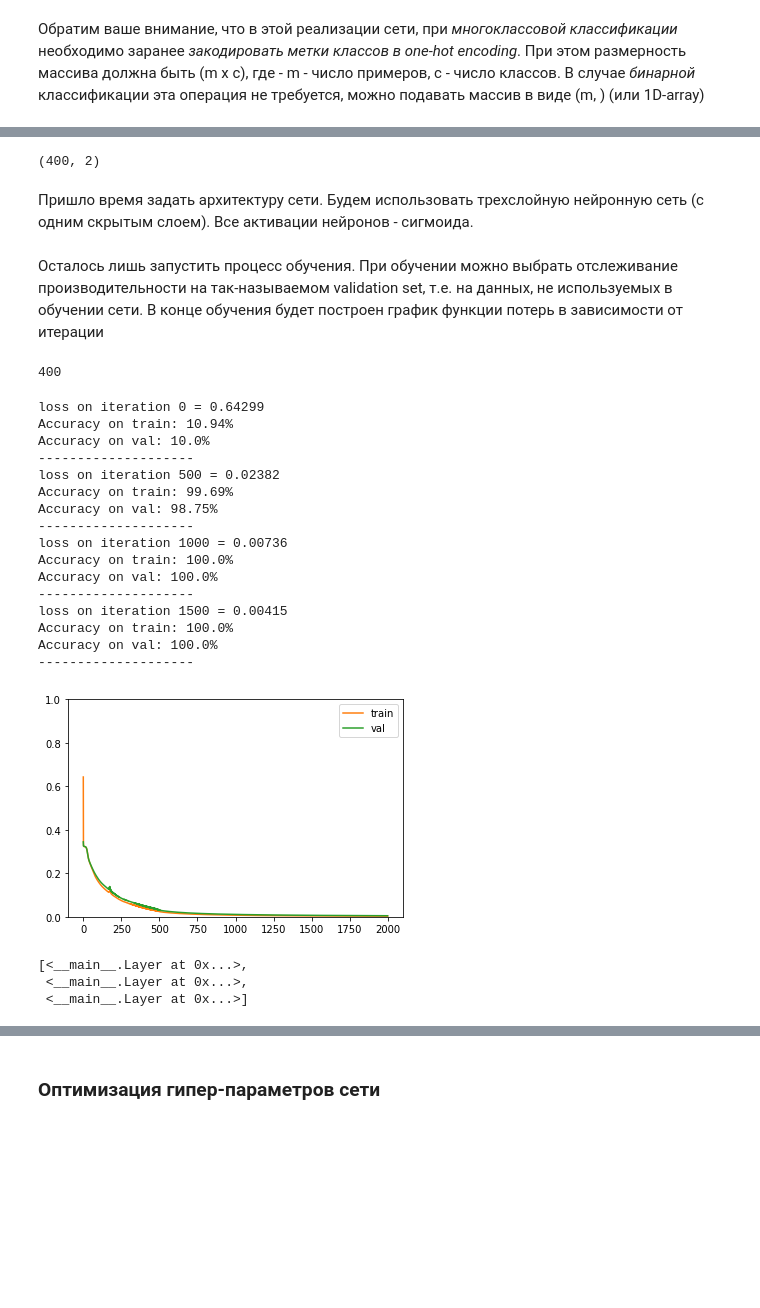
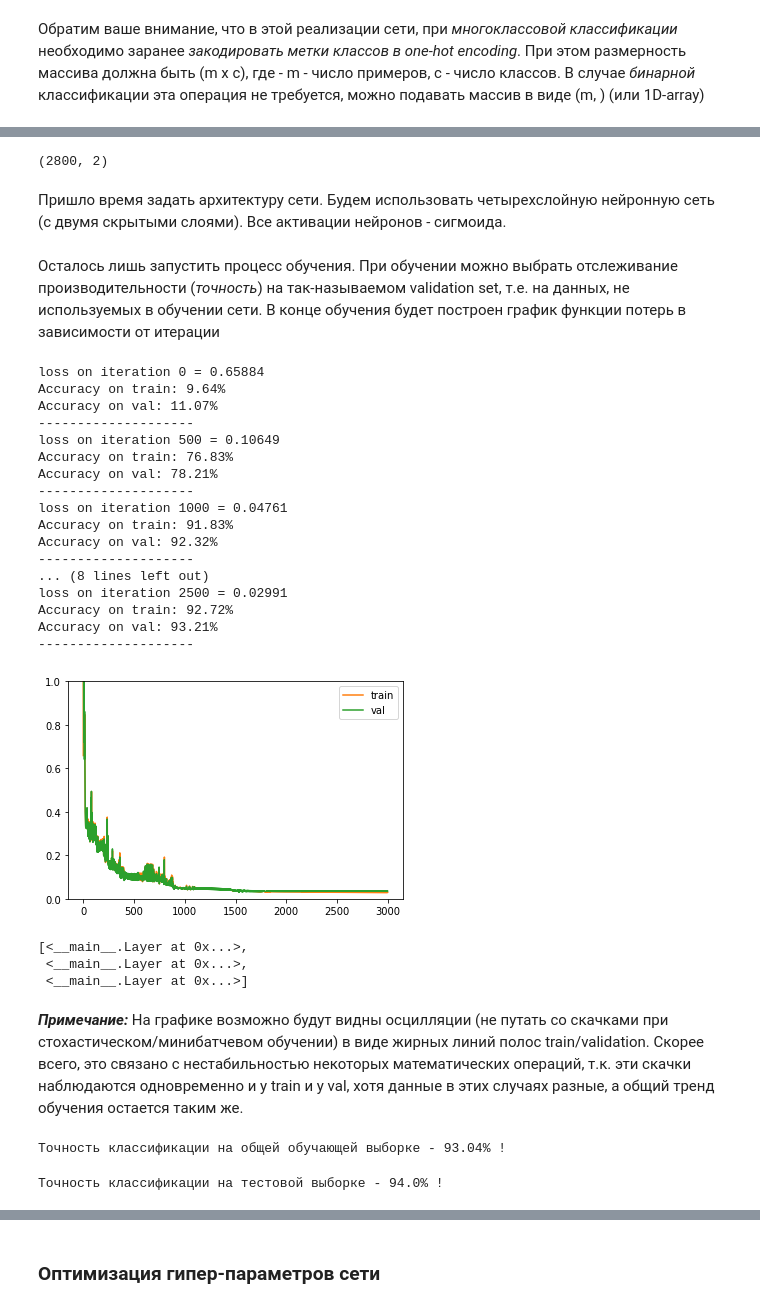
Before and after one commit to SUSTechBruce/MLP, a Jupyter notebook: MLP.ipynb, the cells around one changed output, grey strips where cells are left out. Drawn from its saved outputs; the diff is of its cells as text; code cells hidden in the pictures; blank space fills up the shorter version.

```diff
--- a/MLP.ipynb
+++ b/MLP.ipynb
@@ -444,7 +446,7 @@ class MLP:
                     vallosses.append(val_loss)
                     if val_loss < minimal_loss:
                         minimal_loss = val_loss
-                        best_model = copy.deepcopy(self.layers)
+                        best_model = deepcopy(self.layers)
         if visualize:
             train_loss, = plt.plot(losses, label="train")
             val_loss, = plt.plot(vallosses, label="val")
@@ -461,7 +463,7 @@ import datagenv2 as dg
 # %%
 num_classes = 10
 # %%
-X, y = dg.generate_data(num_classes, 500, 2, True, 1.2)
+X, y = dg.generate_data(num_classes, 3500, 2, False, 1.0)
 # %% [markdown]
 #### Нормирование
 Отнормируем данные. Это необходимо для более стабильной работы сети и не только. Например, логистическая регрессия вовсе не будет работать на немасштабированных данных. Для этого вычтем среднее по выборке и разделим на стандартное отклонение.
@@ -494,40 +503,58 @@ print(np.min(X), np.max(X))
 # %%
-TrainX, TrainY, TestX, TestY = train_test_split(X, onehot, random_seed=40)
+TrainX, TrainY, TestX, TestY = train_test_split(X, onehot, ratio=0.8, random_seed=140)
 # %%
 TrainX.shape
 # %% [output]
-(400, 2)
+(2800, 2)
 # %% [markdown]
-Пришло время задать архитектуру сети. Будем использовать трехслойную нейронную сеть (с одним скрытым слоем). Все активации нейронов - сигмоида.
+Пришло время задать архитектуру сети. Будем использовать четырехслойную нейронную сеть (с двумя скрытыми слоями). Все активации нейронов - сигмоида.
 # %%
-a = MLP(2, [10, 5, num_classes], ['sigm','sigm','sigm'])
+a = MLP(2, [10, 10, num_classes], ['sigm','sigm', 'sigm'])
 # %% [markdown]
-Осталось лишь запустить процесс обучения. При обучении можно выбрать отслеживание производительности на так-называемом validation set, т.е. на данных, не используемых в обучении сети. В конце обучения будет построен график функции потерь в зависимости от итерации
+Осталось лишь запустить процесс обучения. При обучении можно выбрать отслеживание производительности (*точность*) на так-называемом validation set, т.е. на данных, не используемых в обучении сети. В конце обучения будет построен график функции потерь в зависимости от итерации
-# %%
-print(len(TrainX))
-# %% [output]
-400
 # %%
-a.fit(TrainX, TrainY, validation=True, num_epochs=2000, minibatch_size = int(len(TrainX) * 0.8),
-      learning_rate=0.01, eps=0.001, visualize=True)
+a.fit(TrainX,                                  # main data
+      TrainY,                                  # main labels
+      validation=True,                         # nip 20% of data for val-set
+      num_epochs=3000,                         # number of passes through the entire data set
+      minibatch_size = int(len(TrainX) * 0.8), # size of mini-batches == train without val
+      learning_rate=0.01,                      # GD learning rate
+      eps=0.001,                               # stop-criteria
+      visualize=True,                          # print performance details + graph
+     )
 # %% [output]
-loss on iteration 0 = 0.64299
-Accuracy on train: 10.94%
-Accuracy on val: 10.0%
+loss on iteration 0 = 0.65884
+Accuracy on train: 9.64%
+Accuracy on val: 11.07%
 --------------------
-loss on iteration 500 = 0.02382
-Accuracy on train: 99.69%
-Accuracy on val: 98.75%
+loss on iteration 500 = 0.10649
+Accuracy on train: 76.83%
+Accuracy on val: 78.21%
 --------------------
-loss on iteration 1000 = 0.00736
-Accuracy on train: 100.0%
-Accuracy on val: 100.0%
+loss on iteration 1000 = 0.04761
+Accuracy on train: 91.83%
+Accuracy on val: 92.32%
 --------------------
-loss on iteration 1500 = 0.00415
-Accuracy on train: 100.0%
-Accuracy on val: 100.0%
+... (8 lines left out)
+loss on iteration 2500 = 0.02991
+Accuracy on train: 92.72%
+Accuracy on val: 93.21%
 --------------------
-[figure, old version]
+[figure, new version]
 [<__main__.Layer at 0x...>,
  <__main__.Layer at 0x...>,
  <__main__.Layer at 0x...>]
+# %% [markdown]
+**_Примечание:_** На графике возможно будут видны осцилляции (не путать со скачками при стохастическом/минибатчевом обучении) в виде жирных линий полос train/validation. Скорее всего, это связано с нестабильностью некоторых математических операций, т.к. эти скачки наблюдаются одновременно и у train и у val, хотя данные в этих случаях разные, а общий тренд обучения остается таким же.
+# %%
+pred = a.predict(TrainX)
+pred = make_onehot(pred, num_classes)
+print('Точность классификации на общей обучающей выборке - {}% !'.format(round(accuracy_metrics(pred, TrainY)*100,2)))
+# %% [output]
+Точность классификации на общей обучающей выборке - 93.04% !
+# %%
+pred = a.predict(TestX)
+pred = make_onehot(pred, num_classes)
+print('Точность классификации на тестовой выборке - {}% !'.format(round(accuracy_metrics(pred, TestY)*100,2)))
+# %% [output]
+Точность классификации на тестовой выборке - 94.0% !
```
Also changed, not shown: parts of 53 cells of this notebook, 1 other file.
